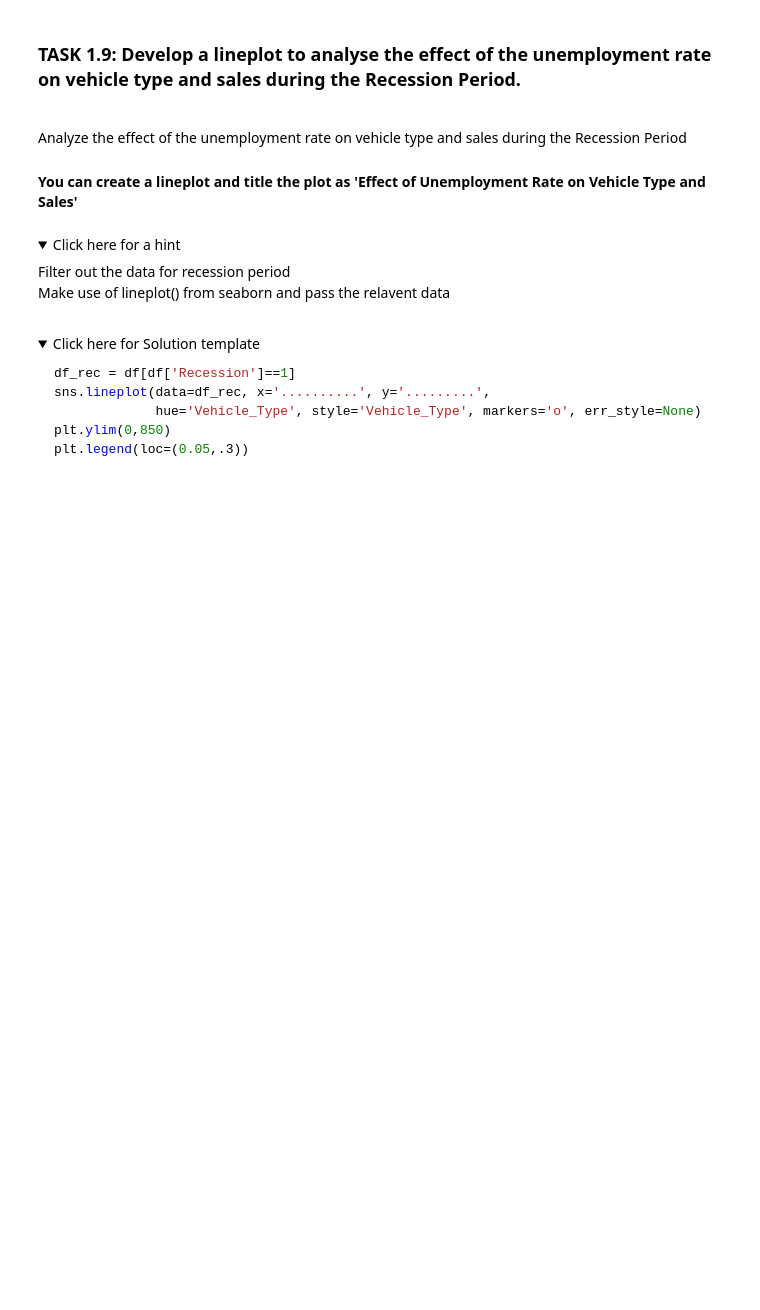
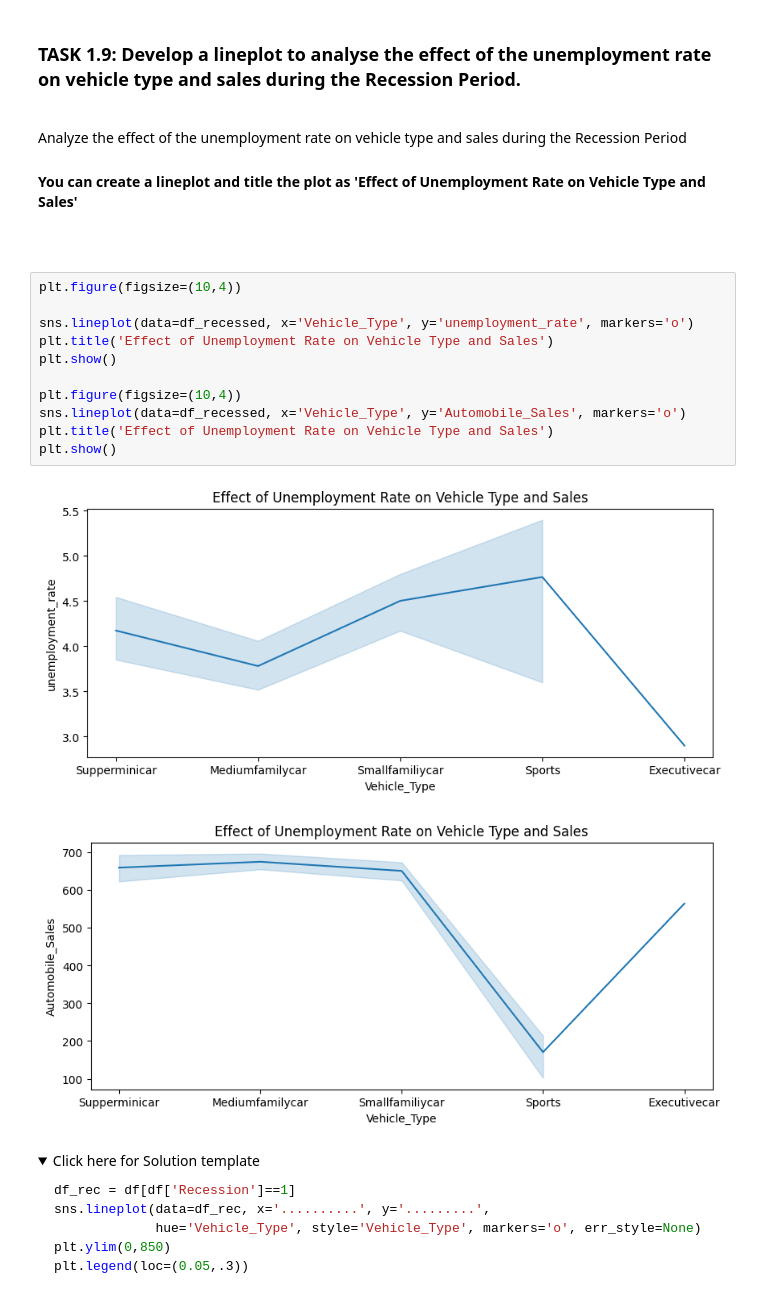
Before and after one commit to darwin-garcia/IBM-Data-Science, a Jupyter notebook: Module 8/Final-Assignment-Part1-v2.ipynb, the cells around one changed output. Cells and saved outputs as stored; diff of their text form; folded sections open; blank space fills up the shorter version.

```diff
--- a/Module 8/Final-Assignment-Part1-v2.ipynb
+++ b/Module 8/Final-Assignment-Part1-v2.ipynb
@@ -816,13 +812,22 @@ Save this plot as "Pie_2.png"</span><br>
  ### TASK 1.9: Develop a lineplot to analyse the effect of the unemployment rate on vehicle type and sales during the Recession Period.
  <br>Analyze the effect of the unemployment rate on vehicle type and sales during the Recession Period
  #### You can create a lineplot and title the plot as 'Effect of Unemployment Rate on Vehicle Type and Sales'
-# %% [markdown]
-<details><summary>Click here for a hint</summary>
-
-<p>
-    Filter out the data for recession period<br>
-     Make use of lineplot() from seaborn and pass the relavent data</p>
-</details>
+# %% [markdown]
+###
+# %%
+plt.figure(figsize=(10,4))
+
+sns.lineplot(data=df_recessed, x='Vehicle_Type', y='unemployment_rate', markers='o')
+plt.title('Effect of Unemployment Rate on Vehicle Type and Sales')
+plt.show()
+
+plt.figure(figsize=(10,4))
+sns.lineplot(data=df_recessed, x='Vehicle_Type', y='Automobile_Sales', markers='o')
+plt.title('Effect of Unemployment Rate on Vehicle Type and Sales')
+plt.show()
+# %% [output]
+[figure, added]
+[figure, added]
 # %% [markdown]
 <details>
     <summary>Click here for Solution template</summary>
```
Also changed, not shown: parts of 4 cells of this notebook.
